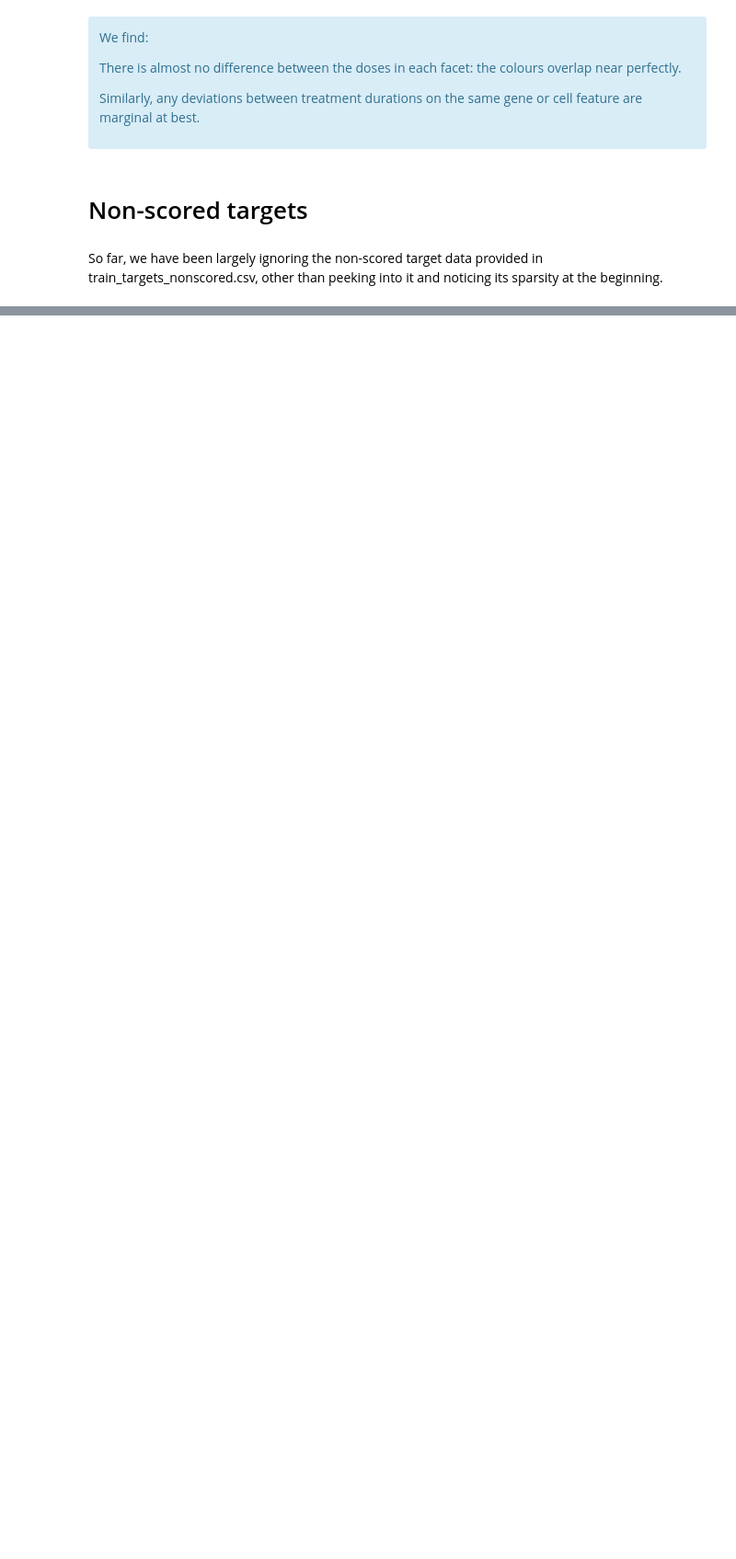
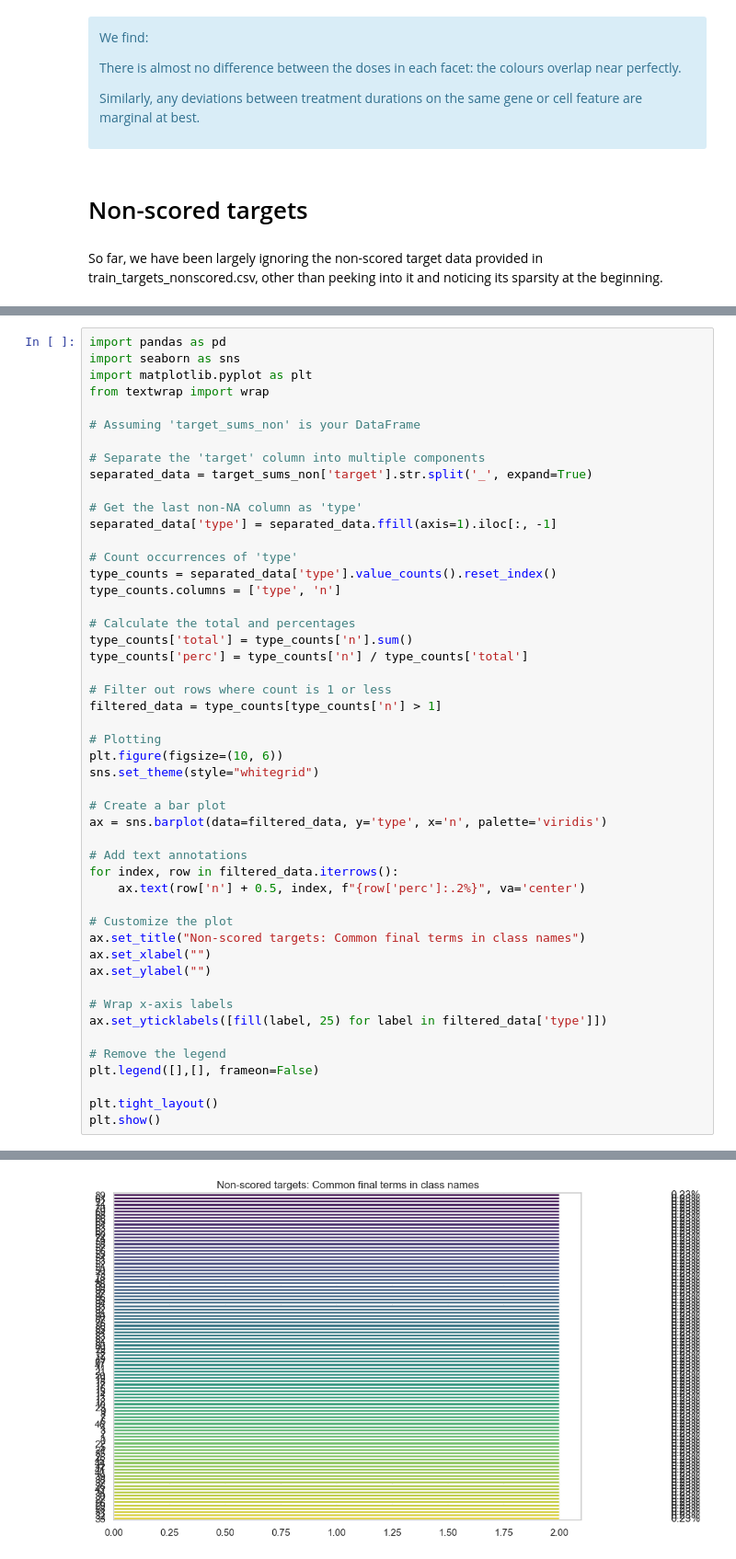
Before and after one commit to mahshid1373/Mechanisms-of-Action-MoA-Prediction, a Jupyter notebook: main.ipynb, the cells around one changed output, grey strips where cells are left out. Shown at 92% size. Cells and saved outputs as stored; diff of their text form; blank space fills up the shorter version.

```diff
--- a/main.ipynb
+++ b/main.ipynb
@@ -543,0 +650,50 @@ So far, we have been largely ignoring the non-scored target data provided in tra
+# %%
+import pandas as pd
+import seaborn as sns
+import matplotlib.pyplot as plt
+from textwrap import wrap
+
+# Assuming 'target_sums_non' is your DataFrame
+
+# Separate the 'target' column into multiple components
+separated_data = target_sums_non['target'].str.split('_', expand=True)
+
+# Get the last non-NA column as 'type'
+separated_data['type'] = separated_data.ffill(axis=1).iloc[:, -1]
+
+# Count occurrences of 'type'
+type_counts = separated_data['type'].value_counts().reset_index()
+type_counts.columns = ['type', 'n']
+
+# Calculate the total and percentages
+type_counts['total'] = type_counts['n'].sum()
+type_counts['perc'] = type_counts['n'] / type_counts['total']
+
+# Filter out rows where count is 1 or less
+filtered_data = type_counts[type_counts['n'] > 1]
+
+# Plotting
+plt.figure(figsize=(10, 6))
+sns.set_theme(style="whitegrid")
+
+# Create a bar plot
+ax = sns.barplot(data=filtered_data, y='type', x='n', palette='viridis')
+
+# Add text annotations
+for index, row in filtered_data.iterrows():
+    ax.text(row['n'] + 0.5, index, f"{row['perc']:.2%}", va='center')
+
+# Customize the plot
+ax.set_title("Non-scored targets: Common final terms in class names")
+ax.set_xlabel("")
+ax.set_ylabel("")
+
+# Wrap x-axis labels
+ax.set_yticklabels([fill(label, 25) for label in filtered_data['type']])
+
+# Remove the legend
+plt.legend([],[], frameon=False)
+
+plt.tight_layout()
+plt.show()
+# %% [output]
@@ -543,0 +703 @@ So far, we have been largely ignoring the non-scored target data provided in tra
+[figure, added]
```
Also changed, not shown: parts of 13 cells of this notebook.
